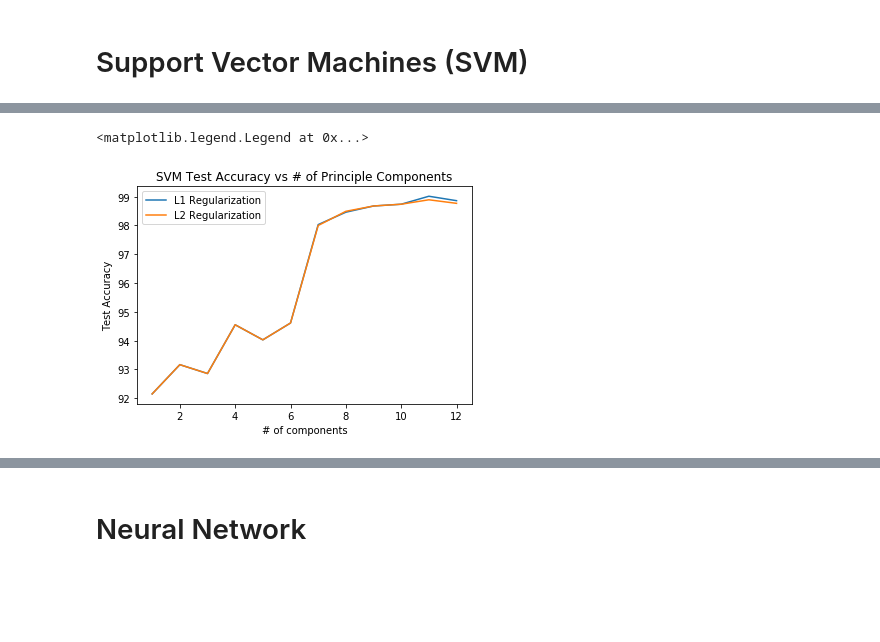
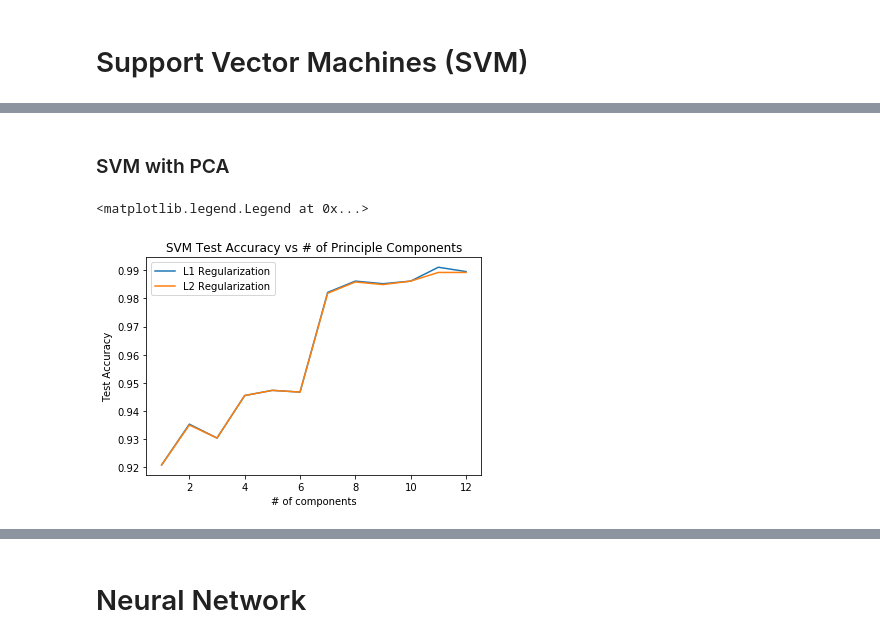
Before and after one commit to alberttxu/ml_final_project, a Jupyter notebook: final_proj.ipynb, the cells around one changed output, grey strips where cells are left out. Saved outputs shown, nothing was run; the diff lists cells and outputs as text; code cells hidden in the pictures; blank space fills up the shorter version.

```diff
--- a/final_proj.ipynb
+++ b/final_proj.ipynb
@@ -141,22 +176,27 @@ plt.legend(handles=[l1, l2])
 # %%
 # Apply linear SVM to on data to predict red/white wine
-def svm_linear(pen, X_train, X_test, y_train, y_test, suppress):
-    model = LinearSVC(penalty=pen,loss='squared_hinge',dual=False)
+def svm_linear_acc(penalty, X_train, X_test, y_train, y_test, debug=False):
+    model = LinearSVC(penalty=penalty, loss='squared_hinge', dual=False)
     model.fit(X_train, y_train)
-
-    tr_acc = model.score(X_train, y_train)*100
-    ts_acc = model.score(X_test, y_test)*100
-    if(not suppress):
-        print('\tTraining Accuracy: {0:.2f}%'.format(tr_acc))
-        print('\tTest Accuracy: {0:.2f}%'.format(ts_acc))
+    tr_acc = model.score(X_train, y_train)
+    ts_acc = model.score(X_test, y_test)
+    if debug:
+        print('\tTraining Accuracy: {0:.2f}%'.format(tr_acc*100))
+        print('\tTest Accuracy: {0:.2f}%'.format(ts_acc*100))
     return tr_acc, ts_acc
 
+
+ts_acc = []
 # ---------- Lasso (L1) Regularization ----------
 print('\nLasso (L1) Regularization: ')
-svm_linear('l1', X_train, X_test, y_train, y_test, 0)
+ts_acc.append(svm_linear_acc('l1', X_train, X_test, y_train, y_test, debug=True)[1])
 
 # ---------- Ridge (L2) Regularization ----------
 print('\nRidge (L2) Regularization: ')
-svm_linear('l2', X_train, X_test, y_train, y_test, 0)
+ts_acc.append(svm_linear_acc('l2', X_train, X_test, y_train, y_test, debug=True)[1])
+
+plt.bar(range(2), ts_acc)
+plt.xticks(range(2), ['L1 penalty', 'L2 penalty'])
+plt.ylim(0.9, 1)
 # %% [output]
 Lasso (L1) Regularization:
@@ -170,26 +211,26 @@ Ridge (L2) Regularization:
+# %% [markdown]
+### SVM with PCA
 # %%
 # ---------- Changing Number of Principle Components for LinearSVC ----------
 # create arrays to hold test accuracy
-test_acc_1 = []
-test_acc_2 = []
+test_acc1 = []
+test_acc2 = []
 for i in range(1, 13):
     X2_train, X2_test, Y2_train, Y2_test = train_test_split(pca_transform(X, i), y, test_size=0.5)
     # fit using l1 regularization
-    acc = svm_linear('l1', X2_train, X2_test, Y2_train, Y2_test, 1)
-    test_acc_1.append(acc[1])
+    test_acc1.append(svm_linear_acc('l1', X2_train, X2_test, Y2_train, Y2_test)[1])
     # fit using l2 regularization
-    acc = svm_linear('l2', X2_train, X2_test, Y2_train, Y2_test, 1)
-    test_acc_2.append(acc[1])
+    test_acc2.append(svm_linear_acc('l2', X2_train, X2_test, Y2_train, Y2_test)[1])
 
 # plot both regularizations on one graph
-l1, = plt.plot(range(1, 13), test_acc_1, label='L1 Regularization')
+l1, = plt.plot(range(1, 13), test_acc1, label='L1 Regularization')
 plt.title('SVM Test Accuracy vs # of Principle Components')
 plt.xlabel('# of components')
 plt.ylabel('Test Accuracy')
 
-l2, = plt.plot(range(1,13), test_acc_2, label='L2 Regularization')
+l2, = plt.plot(range(1,13), test_acc2, label='L2 Regularization')
 plt.legend(handles=[l1, l2])
 # %% [output]
 <matplotlib.legend.Legend at 0x...>
-[figure, old version]
+[figure, new version]
 # %% [markdown]
```
Also changed, not shown: parts of 15 cells of this notebook.
